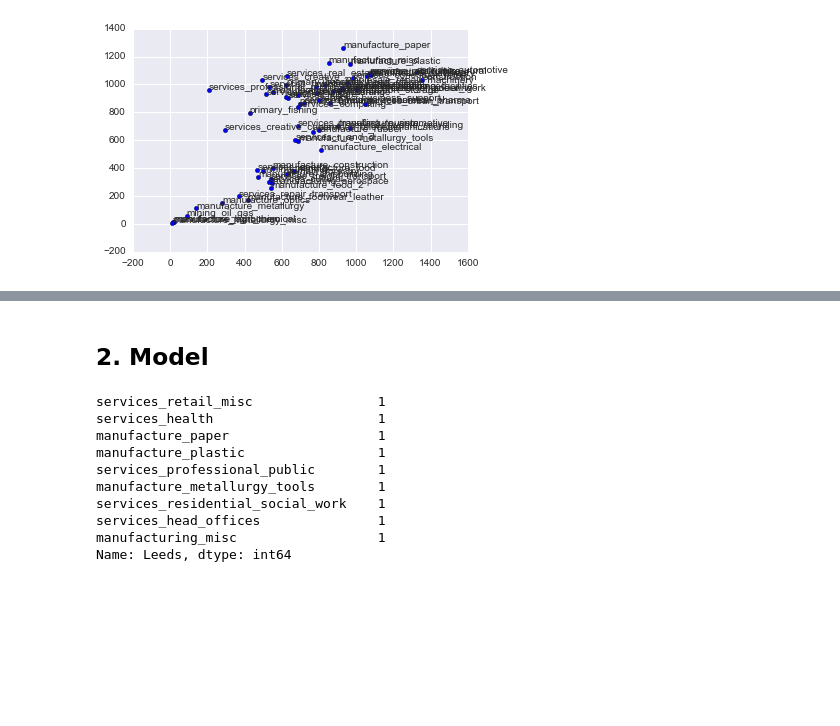
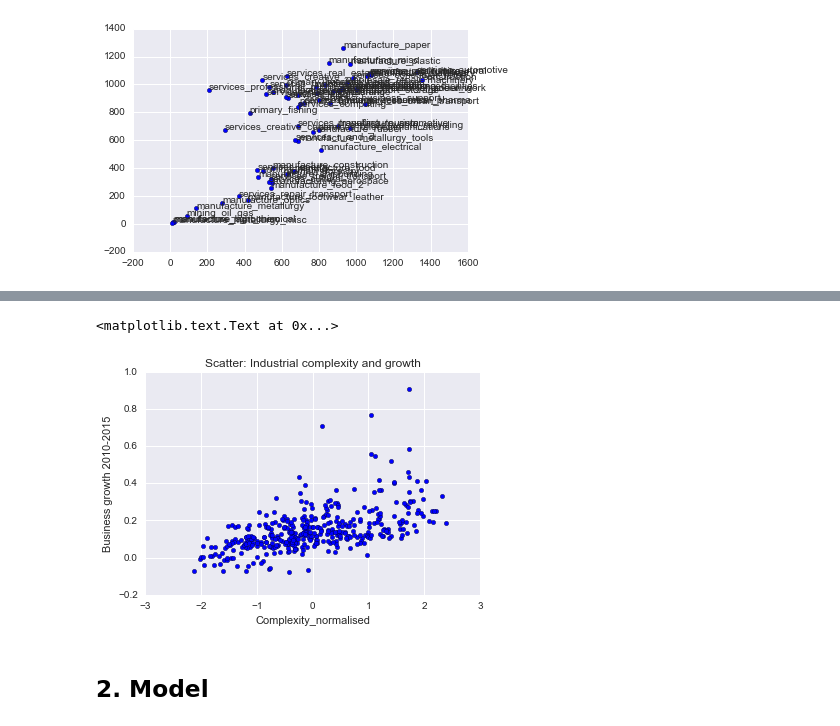
Before and after one commit to nestauk/industry_pilot, a Jupyter notebook: notebooks/industry/Predicting_industrial_specialisation.ipynb, the cells around one changed output, grey strips where cells are left out. Saved outputs shown, nothing was run; the diff lists cells and outputs as text; code cells hidden in the pictures; blank space fills up the shorter version.

```diff
--- a/notebooks/industry/Predicting_industrial_specialisation.ipynb
+++ b/notebooks/industry/Predicting_industrial_specialisation.ipynb
@@ -140,7 +265,7 @@ for n, (x,y) in enumerate(zip(binary_spec_lqs[0].sum(),specialise_2011_2015.sum(
 # %%
 #Let's see what it looks like if we concatenate year-on-year changes
 
-yoy_changes = pd.concat([change_between_periods(x,y) for x,y in zip(binary_spec_lqs[:-1],
+yoy_changes = pd.concat([become_specialised(x,y) for x,y in zip(binary_spec_lqs[:-1],
                                                                    binary_spec_lqs[1:])])
 yoy_specs = pd.concat(binary_spec_lqs[:-1])
 
@@ -164,18 +289,18 @@ for n, (x,y) in enumerate(zip(binary_spec_lqs[0].sum(),gain_specialisation_2011_
 # %%
 #And again, aggregating over years
 
-yoy_gains = pd.concat([gain_specialisation(x,y,threshold=0) for x,y in zip(cluster_lqs[:-1],
+all_yr_lq_gains = pd.concat([gain_specialisation(x,y,threshold=0) for x,y in zip(cluster_lqs[:-1],
                                                                    cluster_lqs[1:])])
 
-yoy_specs = pd.concat(binary_spec_lqs[:-1])
+all_yr_specs = pd.concat(binary_spec_lqs[:-1])
 
 #yoy_specs_2 considers the actual location quotients in the area
-yoy_specs_2 = pd.concat([x.ix[:,1:] for x in cluster_lqs[:-1]])
+all_yr_lq = pd.concat([x.ix[:,1:] for x in cluster_lqs[:-1]])
 
 #Seems to address some of the outliers
-plt.scatter(yoy_specs.sum(),yoy_gains.sum())
+plt.scatter(all_yr_specs.sum(),all_yr_lq_gains.sum())
 
-for n, (x,y) in enumerate(zip(yoy_specs.sum(),yoy_gains.sum())):
+for n, (x,y) in enumerate(zip(all_yr_specs.sum(),all_yr_lq_gains.sum())):
     plt.annotate(xy=(x,y),s=yoy_specs.sum().index[n])
 # %% [output]
 [figure]
@@ -181,0 +313,4 @@ for n, (x,y) in enumerate(zip(yoy_specs.sum(),yoy_gains.sum())):
+# %%
+#Calculate industrial complexity using Hidalgo.
+complexity_2010 = eci_algorithm_simplified(binary_spec_lqs[0],iterations=15)[14][0]
+complexity_2010_norm = scipy.stats.zscore(complexity_2010)
@@ -182,3 +320,19 @@ for n, (x,y) in enumerate(zip(yoy_specs.sum(),yoy_gains.sum())):
+# %%
+#What's the link between complexity in 2010 and growth in number of businesses 2010-2015?
+#growth_2011_2015 =
+idbr_business_counts = [generate_area_count('../industry/data_input/idbr_lad_{y}.csv'.format(y=str(x)),
+                                    sic_cluster_lookup) for x in range(2010,2016)]
+business_growth_2010_2015 = idbr_business_counts[5].ix[:,1:].sum(axis=1)/idbr_business_counts[0].ix[:,1:].sum(axis=1)-1
+
+business_growth_2010_2015.index = lad_set
+# %%
+plt.scatter(complexity_2010_norm,business_growth_2010_2015)
+plt.xlabel('Complexity_normalised')
+plt.ylabel('Business growth 2010-2015')
+plt.title('Scatter: Industrial complexity and growth')
+# %% [output]
+<matplotlib.text.Text at 0x...>
+[figure, added]
 # %% [markdown]
 ## 2. Model
 # %%
@@ -213,13 +345,0 @@ out = pd.DataFrame(rf_clf.fit(X,Y).predict(binary_spec_lqs[5]),index=lad_set,col
-# %%
-out.ix['Leeds'].sort_values(ascending=False)[1:10]
-# %% [output]
-services_retail_misc                1
-services_health                     1
-manufacture_paper                   1
-manufacture_plastic                 1
-services_professional_public        1
-manufacture_metallurgy_tools        1
-services_residential_social_work    1
-services_head_offices               1
-manufacturing_misc                  1
-Name: Leeds, dtype: int64
```
Also changed, not shown: parts of 24 cells of this notebook.
